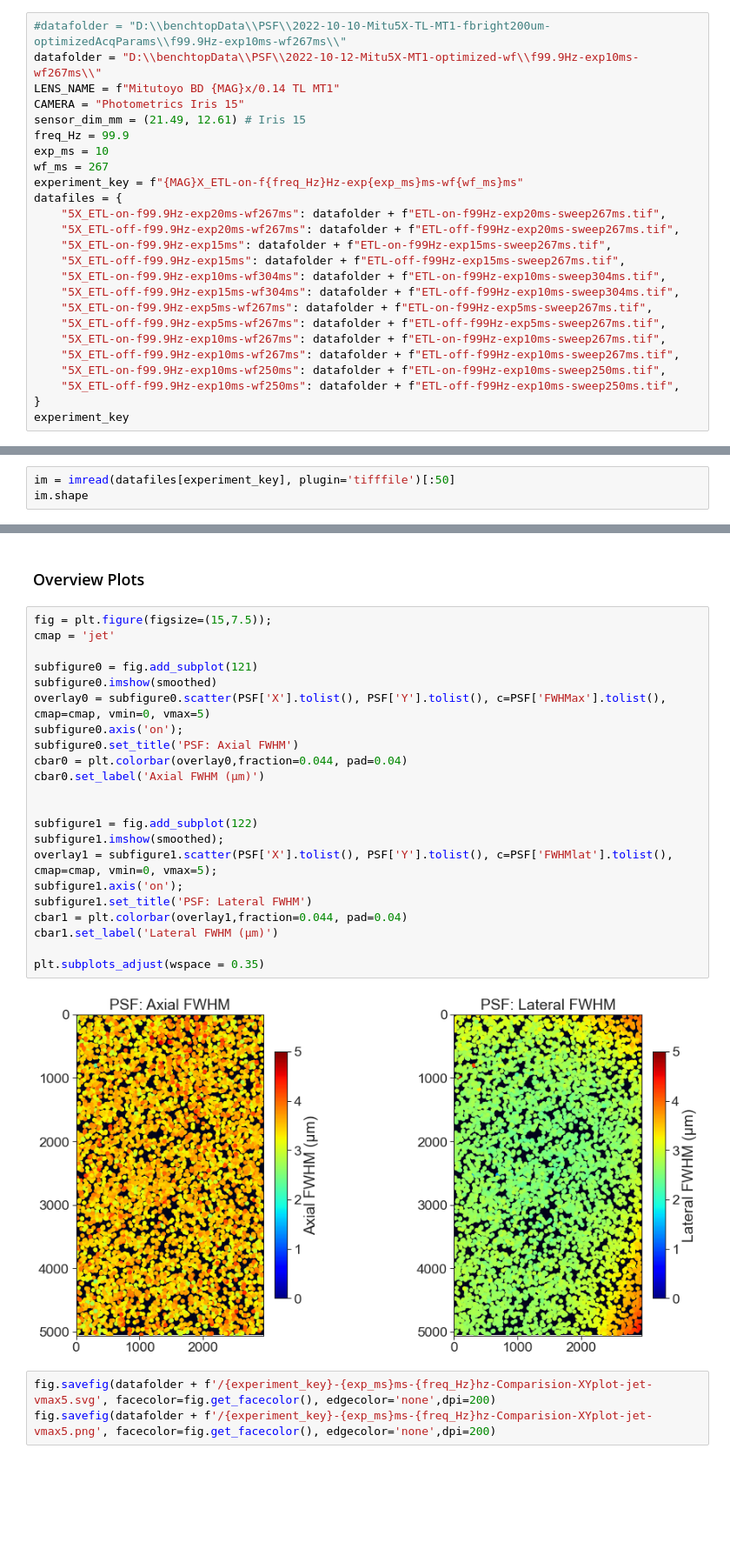
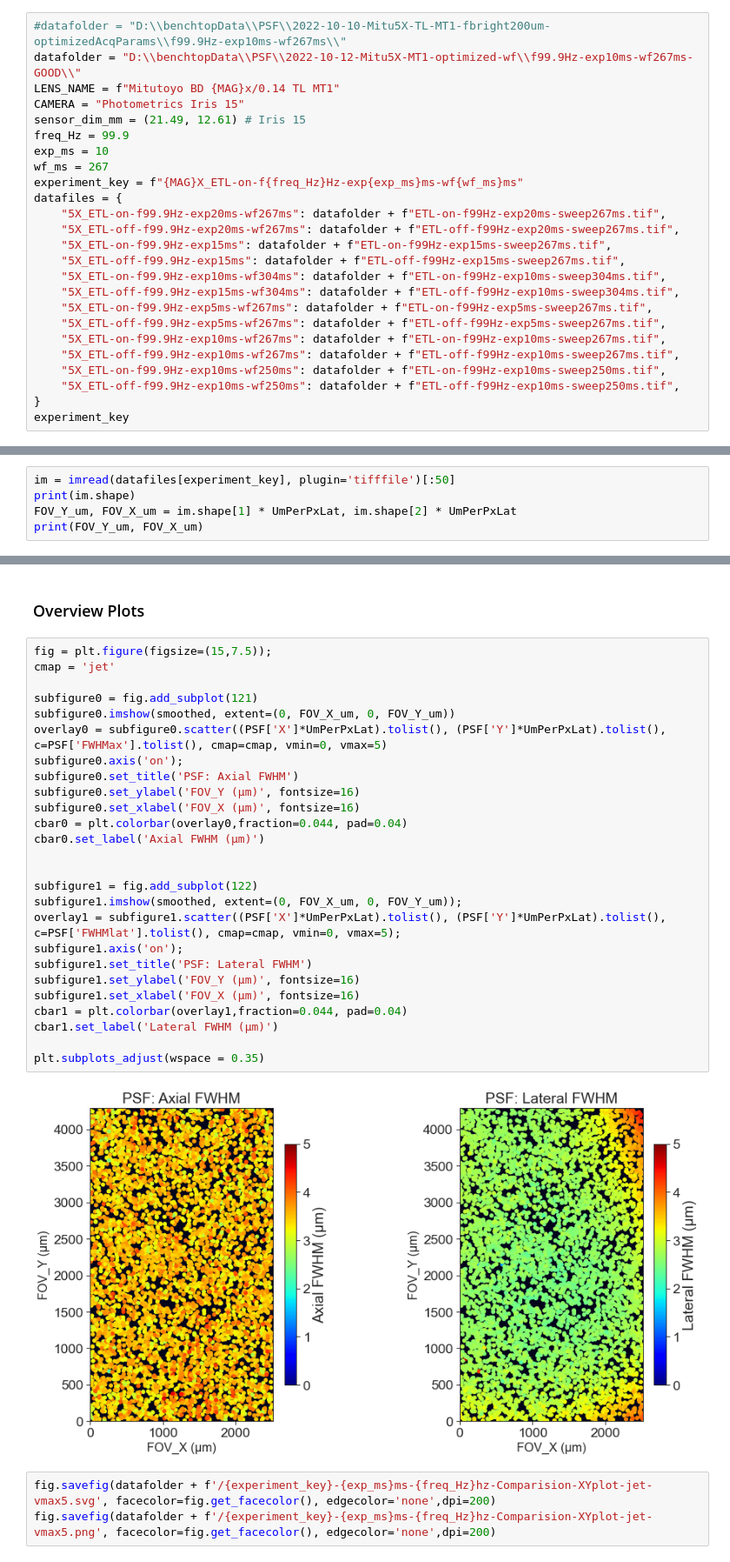
Before and after one commit to mesoSPIM/mesoSPIM-PSFanalysis, a Jupyter notebook: benchtop-MitutoyoBD-5X(TL-MT1)-ETL-on-f99.9Hz-optimized.ipynb, the cells around one changed output, grey strips where cells are left out. Shown at 87% size. Cells and saved outputs as stored; diff of their text form; blank space fills up the shorter version.

```diff
--- a/benchtop-MitutoyoBD-5X(TL-MT1)-ETL-on-f99.9Hz-optimized.ipynb
+++ b/benchtop-MitutoyoBD-5X(TL-MT1)-ETL-on-f99.9Hz-optimized.ipynb
@@ -60,7 +60,7 @@ options
  'thresh': 700}
 # %%
 #datafolder = "D:\\benchtopData\\PSF\\2022-10-10-Mitu5X-TL-MT1-fbright200um-optimizedAcqParams\\f99.9Hz-exp10ms-wf267ms\\"
-datafolder = "D:\\benchtopData\\PSF\\2022-10-12-Mitu5X-MT1-optimized-wf\\f99.9Hz-exp10ms-wf267ms\\"
+datafolder = "D:\\benchtopData\\PSF\\2022-10-12-Mitu5X-MT1-optimized-wf\\f99.9Hz-exp10ms-wf267ms-GOOD\\"
 LENS_NAME = f"Mitutoyo BD {MAG}x/0.14 TL MT1"
 CAMERA = "Photometrics Iris 15"
 sensor_dim_mm = (21.49, 12.61) # Iris 15
@@ -89,6 +89,8 @@ experiment_key
 ### Load data
 # %%
 im = imread(datafiles[experiment_key], plugin='tifffile')[:50]
-im.shape
+print(im.shape)
+FOV_Y_um, FOV_X_um = im.shape[1] * UmPerPxLat, im.shape[2] * UmPerPxLat
+print(FOV_Y_um, FOV_X_um)
 # %% [output]
 (50, 5056, 2960)
@@ -250,27 +253,31 @@ fig.savefig(datafolder + f'/{experiment_key}-{exp_ms}ms-{freq_Hz}hz-hist-axial-l
 # %%
 fig = plt.figure(figsize=(15,7.5));
 cmap = 'jet'
 
 subfigure0 = fig.add_subplot(121)
-subfigure0.imshow(smoothed)
-overlay0 = subfigure0.scatter(PSF['X'].tolist(), PSF['Y'].tolist(), c=PSF['FWHMax'].tolist(), cmap=cmap, vmin=0, vmax=5)
+subfigure0.imshow(smoothed, extent=(0, FOV_X_um, 0, FOV_Y_um))
+overlay0 = subfigure0.scatter((PSF['X']*UmPerPxLat).tolist(), (PSF['Y']*UmPerPxLat).tolist(), c=PSF['FWHMax'].tolist(), cmap=cmap, vmin=0, vmax=5)
 subfigure0.axis('on');
 subfigure0.set_title('PSF: Axial FWHM')
+subfigure0.set_ylabel('FOV_Y (μm)', fontsize=16)
+subfigure0.set_xlabel('FOV_X (μm)', fontsize=16)
 cbar0 = plt.colorbar(overlay0,fraction=0.044, pad=0.04)
 cbar0.set_label('Axial FWHM (μm)')
 
 
 subfigure1 = fig.add_subplot(122)
-subfigure1.imshow(smoothed);
-overlay1 = subfigure1.scatter(PSF['X'].tolist(), PSF['Y'].tolist(), c=PSF['FWHMlat'].tolist(), cmap=cmap, vmin=0, vmax=5);
+subfigure1.imshow(smoothed, extent=(0, FOV_X_um, 0, FOV_Y_um));
+overlay1 = subfigure1.scatter((PSF['X']*UmPerPxLat).tolist(), (PSF['Y']*UmPerPxLat).tolist(), c=PSF['FWHMlat'].tolist(), cmap=cmap, vmin=0, vmax=5);
 subfigure1.axis('on');
 subfigure1.set_title('PSF: Lateral FWHM')
+subfigure1.set_ylabel('FOV_Y (μm)', fontsize=16)
+subfigure1.set_xlabel('FOV_X (μm)', fontsize=16)
 cbar1 = plt.colorbar(overlay1,fraction=0.044, pad=0.04)
 cbar1.set_label('Lateral FWHM (μm)')
 
 plt.subplots_adjust(wspace = 0.35)
 # %% [output]
-[figure, old version]
+[figure, new version]
 # %%
 fig.savefig(datafolder + f'/{experiment_key}-{exp_ms}ms-{freq_Hz}hz-Comparision-XYplot-jet-vmax5.svg', facecolor=fig.get_facecolor(), edgecolor='none',dpi=200)
 fig.savefig(datafolder + f'/{experiment_key}-{exp_ms}ms-{freq_Hz}hz-Comparision-XYplot-jet-vmax5.png', facecolor=fig.get_facecolor(), edgecolor='none',dpi=200)
```
Also changed, not shown: parts of 4 cells of this notebook, 4 other files.
